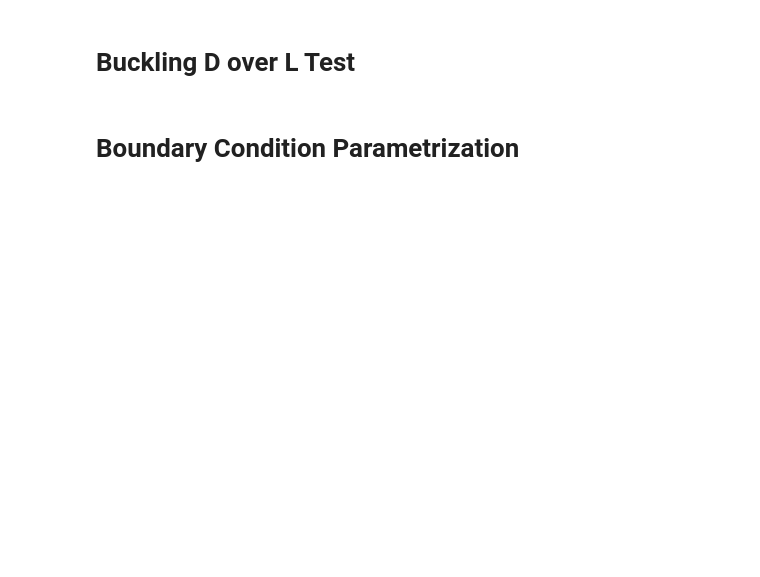
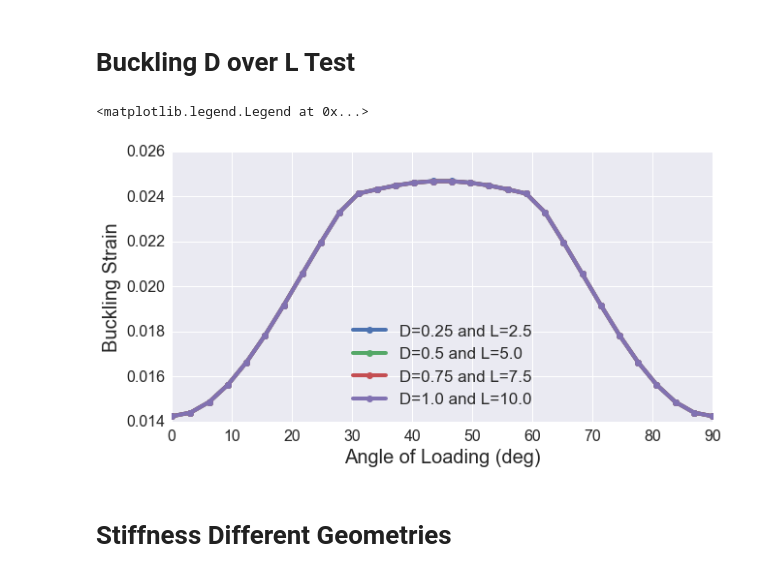
Before and after one commit to matheuscfernandes/hexactinellidsponge, a Jupyter notebook: Analysis.ipynb, the cells around one changed output. Saved outputs shown, nothing was run; the diff lists cells and outputs as text; code cells hidden in the pictures; blank space fills up the shorter version.

Commit message:
added files for critical buckling of different geometries - completed

```diff
--- a/Analysis.ipynb
+++ b/Analysis.ipynb
@@ -120,42 +163,33 @@ plt.legend(loc=9)
 # %%
 path='Critical Buckling Two Diagonal D over L Test/'
 
 #parsing the data to respective arrays
 
 FreqAll=[]
 X2All=[]
-for j in xrange(0,5):
+for j in xrange(1,5):
     #importing the data from the files
     file = open(path+'ParametrizedDiag'+str(j)+'_Freq_Output.txt', 'rb')
     table1 = np.array([row.strip().split(' ') for row in file],dtype=np.dtype(float))
     file.close()
 
+    FreqToStrain=2./20.
+
+
     D=table1[0,0]
     L=table1[0,0]/0.1
-    X2=table1[0,1]
-    THETA=np.radians(table1[:,2])/pi
-    Freq=table1[0,3]
-    FreqAll.append(Freq)
-    X2All.append(X2)
+    THETA=table1[:,1]
+    Freq=table1[:,2]*FreqToStrain
+
+    plt.plot(THETA,Freq,'-o',lw=4,label='D='+str(D)+' and L='+str(L))
 
 
-plt.figure()
-plt.plot(X2All,FreqAll,'-',lw=4)
-plt.plot([1./(sqrt(2.)+2.),1./(sqrt(2)+2)],[0,0.004],'--',lw=4,color = '0.5')
-
-sns.set(font_scale=1.5)
-
-# plt.plot(E[1,:,0],E[1,:,1],'-o',label='No Diag',lw=4)
-# plt.plot(D[0,:,0],-np.cos(D[0,:,0]*pi),label='No Diag',lw=4)
-plt.xlabel(r'Diagonal Separation (sp.)',fontsize=15)
-plt.ylabel(r'Buckling Strain',fontsize=15)
-# plt.title(r'Linear Planar Unit-cell Uniaxial Stress-Strain')
-matplotlib.rcParams.update({'font.size': 15})
-plt.gcf().set_size_inches(10,5)
-# plt.legend(bbox_to_anchor=(1.4, 1))
-# plt.savefig('Figures/10UniaxialLinearUnit.eps', format='eps', dpi=1000)
-print "Maximum buckling strain occurs at",X2All[np.argmax(FreqAll)],"spacing."
-print "Sponge Spacing is",1./(sqrt(2.)+2.),"spacing.
+plt.xlabel(r'Angle of Loading (deg)')
+plt.ylabel(r'Buckling Strain')
+plt.legend(loc=8)
+# %% [output]
+<matplotlib.legend.Legend at 0x...>
+[figure, added]
-# %% [markdown]
-# Boundary Condition Parametrization
+# %% [markdown]
+# Stiffness Different Geometries
 # %%
```
Also changed, not shown: parts of 29 cells of this notebook, 6 other files.
